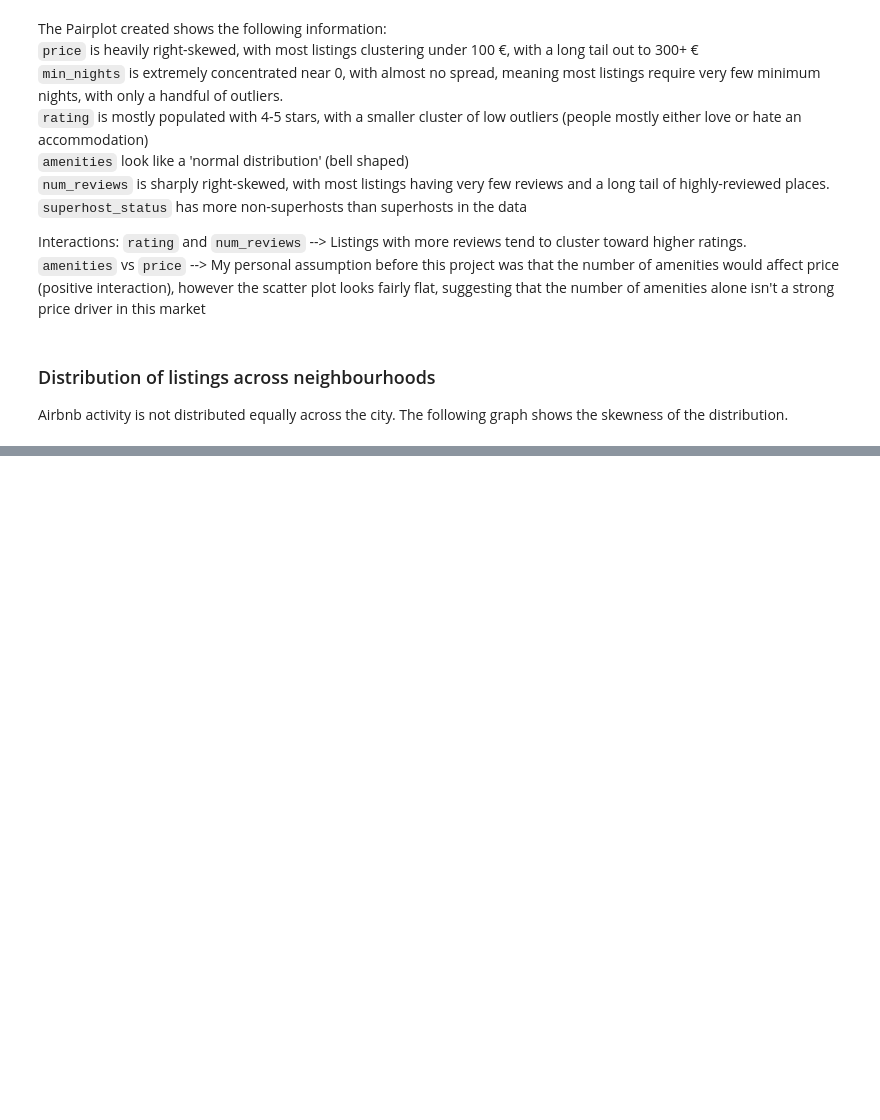
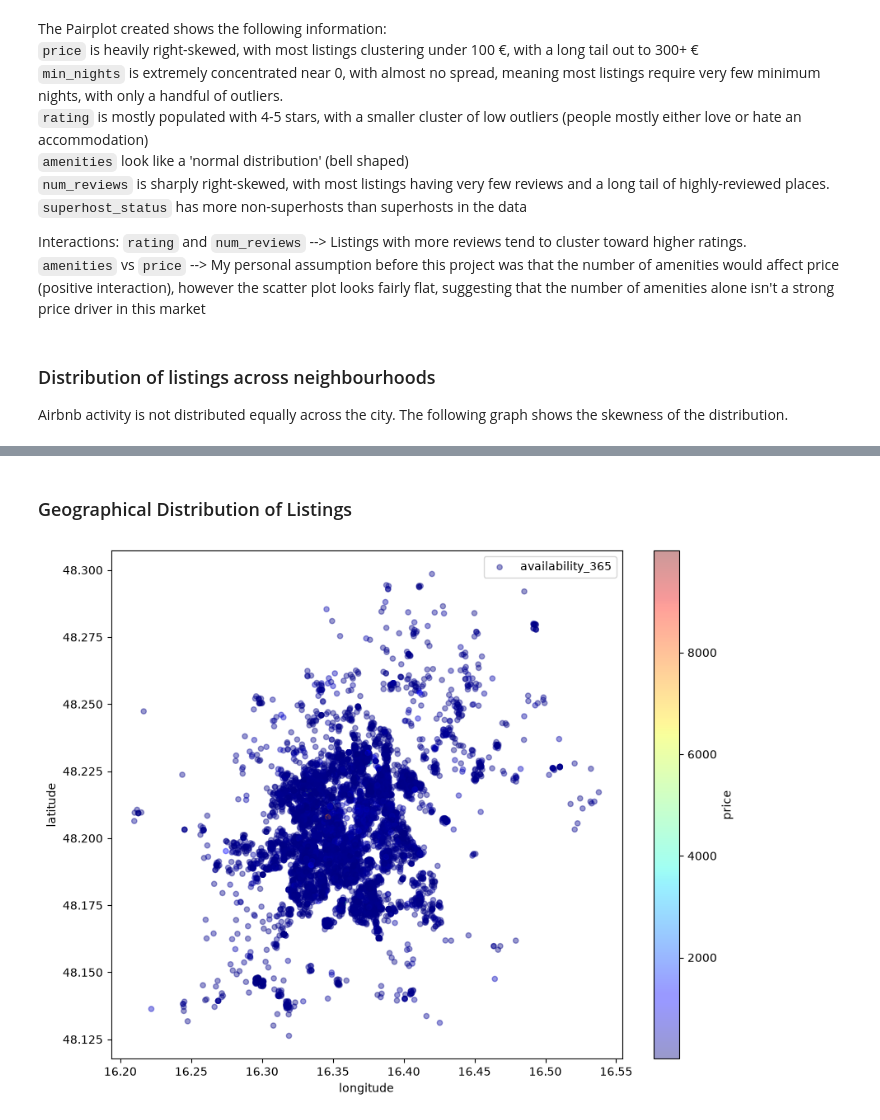
Before and after one commit to CccRosela/Vienna-Airbnb-Data-Analysis, a Jupyter notebook: Airbnb_Project/notebook/Airbnb_Analysis.ipynb, the cells around one changed output, grey strips where cells are left out. Drawn from its saved outputs; the diff is of its cells as text; code cells hidden in the pictures; blank space fills up the shorter version.

```diff
--- a/Airbnb Project/notebook/Airbnb_Analysis.ipynb
+++ b/Airbnb_Project/notebook/Airbnb_Analysis.ipynb
@@ -344,0 +366,17 @@ To do:
+# %% [markdown]
+### Geographical Distribution of Listings
+# %%
+geo = airbnb.plot(
+    kind='scatter',
+    x='longitude',
+    y='latitude',
+    label='availability_365',
+    c='price',
+
+    cmap=plt.get_cmap('jet'),
+    colorbar=True,
+    alpha=0.4,
+    figsize=(10,8)
+    )
+# %% [output]
+[figure, added]
```
Also changed, not shown: parts of 9 cells of this notebook, 10 other files.
